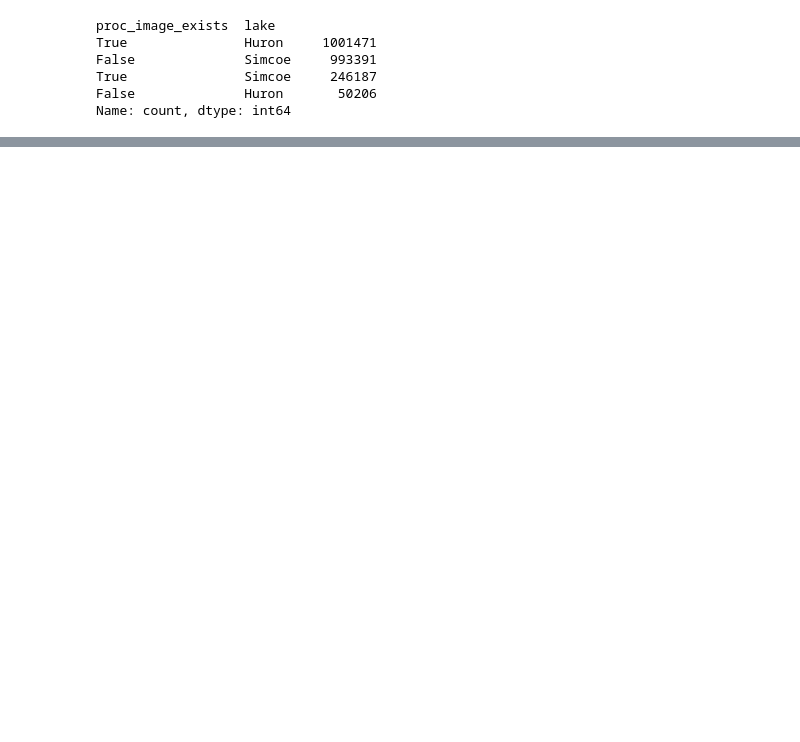
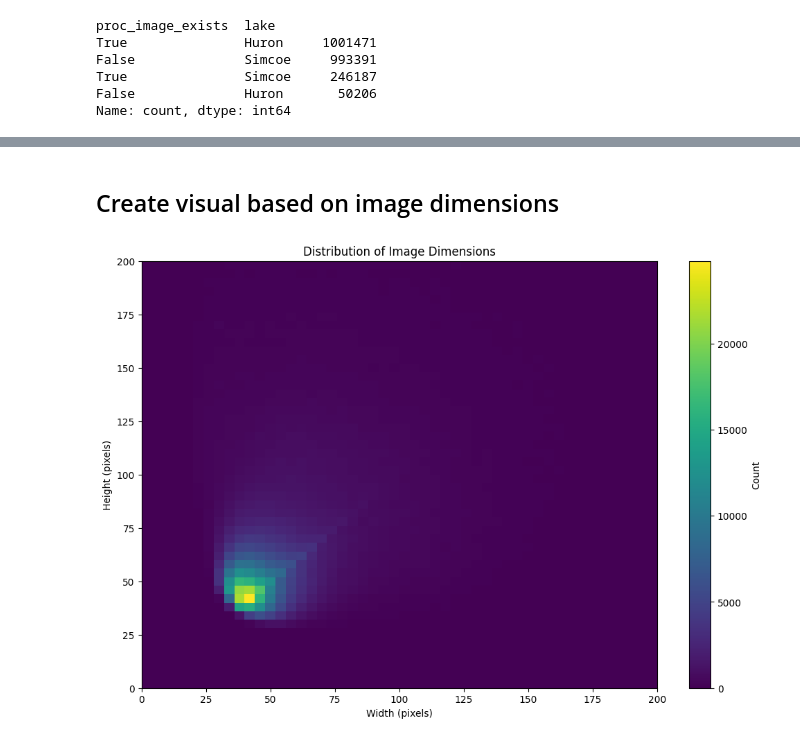
Before and after one commit to Marcus-U/STA2453-Zooplankton, a Jupyter notebook: EDA_v2.ipynb, the cells around one changed output, grey strips where cells are left out. Cells and saved outputs as stored; diff of their text form; code cells hidden in the pictures; blank space fills up the shorter version.

```diff
--- a/EDA_v2.ipynb
+++ b/EDA_v2.ipynb
@@ -90,0 +187,30 @@ plt.show()
+# %% [markdown]
+## Create visual based on image dimensions
+# %%
+filtered_df = filtered_df.dropna(subset=['width','height'])
+
+bins = 50  # Number of bins
+max_bin = 200  # Cap at 200+ pixels
+
+# Create a 2D histogram (heatmap) of image dimensions
+plt.figure(figsize=(12, 8))
+plt.hist2d(
+    filtered_df['width'],#.clip(upper=max_bin),  # Cap width at 200 pixels
+    filtered_df['height'],#.clip(upper=max_bin),  # Cap height at 200 pixels
+    bins=(bins, bins),
+    range=[[0, max_bin], [0, max_bin]],  # Ensure binning stops at 200
+    cmap='viridis'#,
+    #density = True
+)
+plt.colorbar(label='Count')
+
+plt.title('Distribution of Image Dimensions')
+plt.xlabel('Width (pixels)')
+plt.ylabel('Height (pixels)')
+
+# Show or save the figure
+plt.show()
+# plt.savefig('data/figures/image_dimensions_heatmap.png', dpi=300, bbox_inches='tight')
+plt.close()
+# %% [output]
+[figure, added]
```
Also changed, not shown: parts of 23 cells of this notebook.
